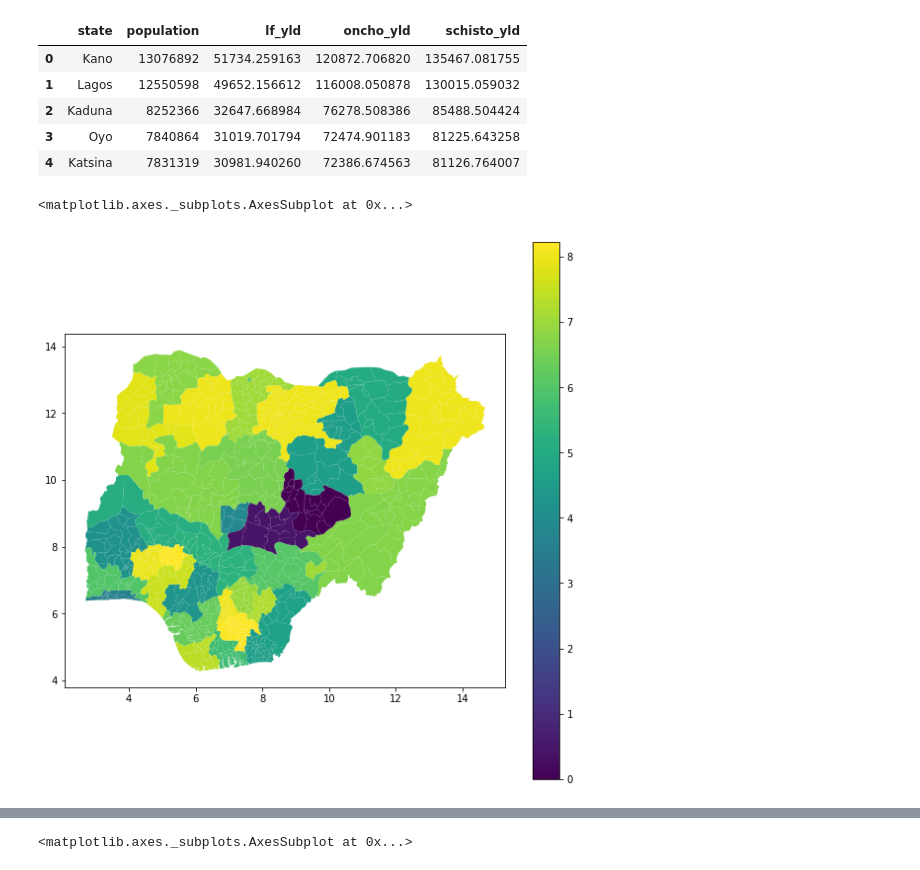
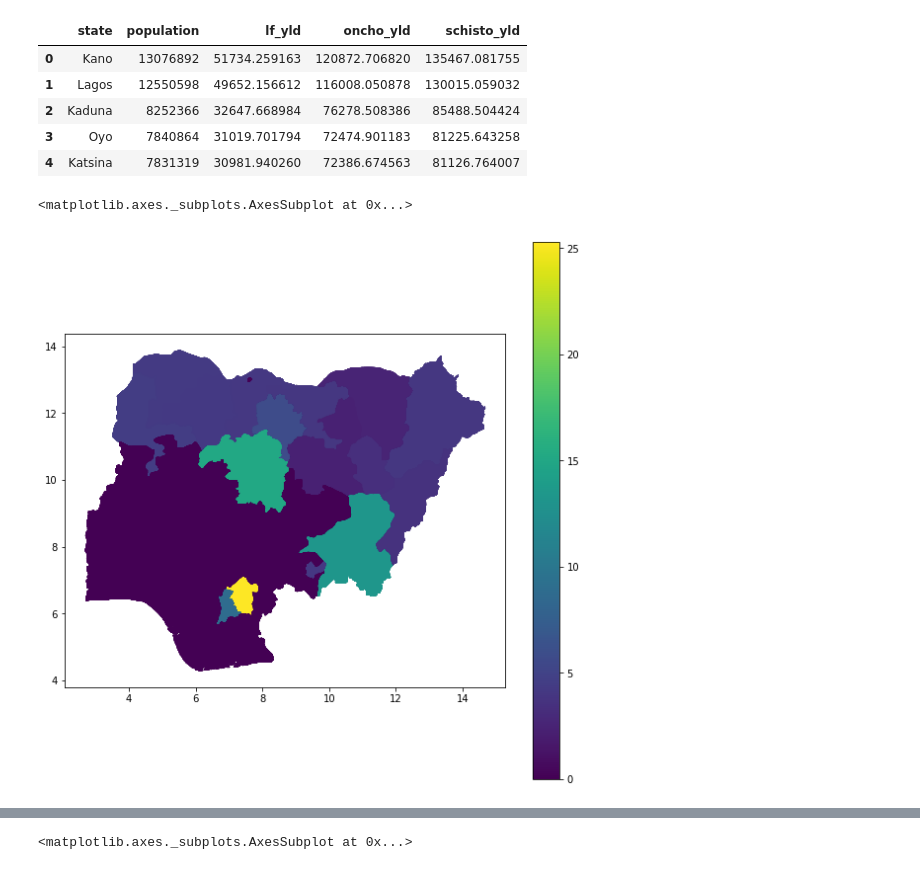
Before and after one commit to stm7631/AA-08-Washington-Data-Wizards, a Jupyter notebook: Code/Reading and Plotting Nigeria Data.ipynb, the cells around one changed output, grey strips where cells are left out. Drawn from its saved outputs; the diff is of its cells as text; code cells hidden in the pictures.

```diff
--- a/Code/Reading and Plotting Nigeria Data.ipynb
+++ b/Code/Reading and Plotting Nigeria Data.ipynb
@@ -34,12 +34,11 @@ ivm.head()
 ivm_total_treatment_lf = ivm.iloc[2:, 6]
 
 # the total treatment for ivm for oncho does not include the values from in the district
-ivm_total_treatment
 oncho_ivm_total_treatment = ivm.iloc[2:, 9]
 lf_ivm_total_treatment = ivm.iloc[2:, 6]
 #ivm_total_treatment = ivm_total_treatment_lf + ivm_total_treatment_oncho
 lf_ivm_procured = ivm.iloc[2:, 10] + ivm.iloc[2:, 12]
-oncho_ivm_procured = ivm.iloc[2:11]
+oncho_ivm_procured = ivm.iloc[2:, 11]
 # %%
 #Schistosoma
 pzq_dist_names = pzq.iloc[2:, 2]
@@ -59,8 +58,12 @@ sth_alb_tab_bottle = alb_mbd.iloc[2:, 24:26]
 sth_mbd_tab_bottle = alb_mbd.iloc[2:, 27:29]
 # %%
 # combining the different Series into one dataframe
-selectedData = pd.DataFrame({'state_names':state_names, 'district_names':district_names, 'total_treatment_mbd_alb':alb_mbd_total_treatment, 'total_target_alb':total_target_alb, 'total_target_mbd':total_target_mbd, 'lf_alb_total_procured':lf_alb_tab_bottle.iloc[:,0], 'sth_mbd_total_procured':sth_mbd_tab_bottle.iloc[:,0],
-                            'schisto_pzq_total_treatment':pzq_total_treatment, 'schisto_pzq_total_procured':schisto_pzq_total_procured, 'lf_ivm_total_treatment':lf_ivm_total_treatment, 'lf_ivm_total_procured':lf_ivm_procured, 'oncho_ivm_total_treatment':oncho_ivm_total_treatment ,'oncho_ivm_total_procured':ivm_total_procured})
+selectedData = pd.DataFrame({'state_names':state_names, 'district_names':district_names, 'total_treatment_mbd_alb':alb_mbd_total_treatment,
+                             'total_target_alb':total_target_alb, 'total_target_mbd':total_target_mbd,
+                             'lf_alb_total_procured':lf_alb_tab_bottle.iloc[:,0], 'sth_mbd_total_procured':sth_mbd_tab_bottle.iloc[:,0],
+                            'schisto_pzq_total_treatment':pzq_total_treatment, 'schisto_pzq_total_procured':schisto_pzq_total_procured,
+                             'lf_ivm_total_treatment':lf_ivm_total_treatment, 'lf_ivm_total_procured':lf_ivm_procured,
+                             'oncho_ivm_total_treatment':oncho_ivm_total_treatment, 'oncho_ivm_total_procured':oncho_ivm_procured})
 
 # the data is of type string, so here I am just changing everything but the district names to numerics
 for col in selectedData.columns:
@@ -101,6 +104,24 @@ pop_data.head()
 | 2 | Kaduna | 8252366 | 32647.668984 | 76278.508386 | 85488.504424 |
 | 3 | Oyo | 7840864 | 31019.701794 | 72474.901183 | 81225.643258 |
 | 4 | Katsina | 7831319 | 30981.940260 | 72386.674563 | 81126.764007 |
+# %%
+merged_state_data = stateData.merge(pop_data, left_on='state_names', right_on='state')
+full_state_data = merged_state_data.merge(nigeria_lf, left_on='state_names', right_on='ADMIN1_NAME')
+
+# summing up all the requested columns and dividing them by the target population
+full_state_data['alb_ratio'] = full_state_data['lf_alb_total_procured'] / full_state_data['total_target_alb']
+full_state_data['mbd_ratio'] = full_state_data['sth_mbd_total_procured'] / full_state_data['total_target_mbd']
+full_state_data['pzq_ratio'] = full_state_data['schisto_pzq_total_procured'] / full_state_data['schisto_pzq_total_treatment']
+full_state_data['oncho_ivm_ratio'] = full_state_data['oncho_ivm_total_procured'] / full_state_data['oncho_ivm_total_treatment']
+full_state_data['lf_ivm_ratio'] = full_state_data['lf_ivm_total_procured'] / full_state_data['lf_ivm_total_treatment']
+
+full_state_data.loc[(pd.isna(full_state_data.pzq_ratio)), 'pzq_ratio'] = 0
+full_state_data.loc[(pd.isna(full_state_data.alb_ratio)), 'alb_ratio'] = 0
+full_state_data.loc[full_state_data.alb_ratio == float("inf"), 'alb_ratio'] = 0
+full_state_data.loc[(pd.isna(full_state_data.mbd_ratio)), 'mbd_ratio'] = 0
+full_state_data.loc[(pd.isna(full_state_data.oncho_ivm_ratio)), 'oncho_ivm_ratio'] = 0
+full_state_data.loc[(pd.isna(full_state_data.lf_ivm_ratio)), 'lf_ivm_ratio'] = 0
+full_state_data.to_csv('state_nigeria_data.csv')
 # %%
 # loading in geojson
 shapefile = '../Data/Nigeria/Nigeria_Shape/AFRO_IUs_201812.shp'
@@ -131 +131,9 @@ final_merged = merged_pop.merge(nigeria_lf, left_on='ADMIN1', right_on='ADMIN1_N
+# %%
+final_data = nigeria.merge(full_state_data, left_on='ADMIN1', right_on='state_names')
+# merging the two data sets
+#merged = nigeria.merge(selectedData, left_on='IUs_NAME', right_on='district_names')
+#merged = nigeria.merge(stateData, left_on='ADMIN1', right_on='state_names')
+
+#merged_pop = merged.merge(pop_data, left_on='ADMIN1', right_on='state')
+#final_merged = merged_pop.merge(nigeria_lf, left_on='ADMIN1', right_on='ADMIN1_NAME')
 # %%
@@ -142,7 +150,7 @@ final_merged = final_merged.loc[:, ['CONTINENT', 'REGION', 'ADMIN0', 'ADMIN1', '
 # %%
 # creating a plot
 # any white space is probably a null value, meaning either no data, or something is wrong the data cleaning I did
-merged.plot(column='total requested / target population', legend=True, figsize=(10,10))
+final_data.plot(column='alb_ratio', legend=True, figsize=(10,10))
 # %% [output]
 <matplotlib.axes._subplots.AxesSubplot at 0x...>
-[figure, old version]
+[figure, new version]
```
Also changed, not shown: parts of 7 cells of this notebook, 3 other files.
